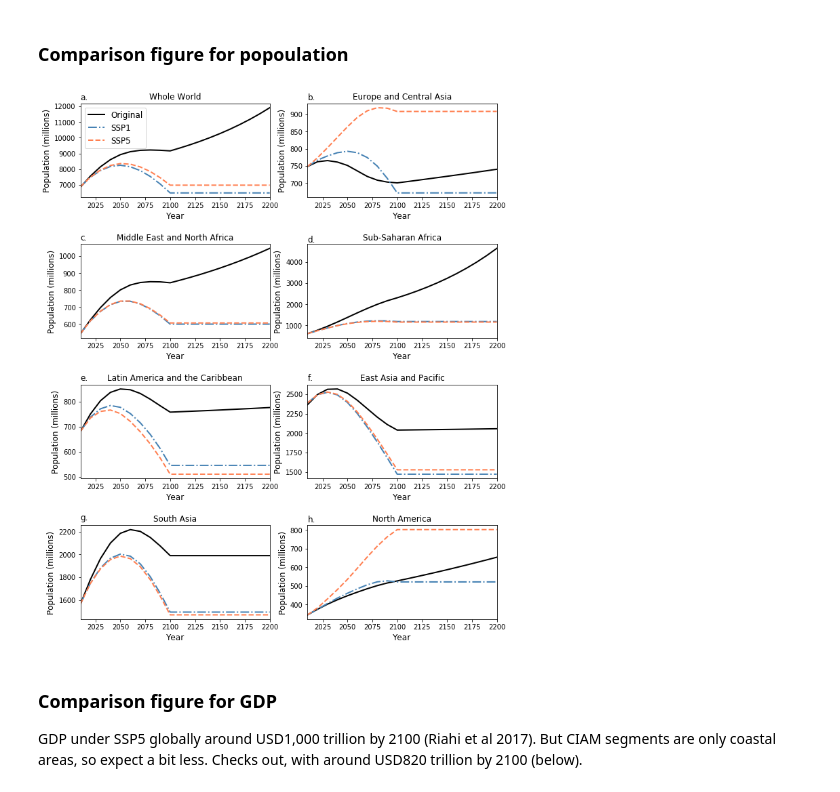
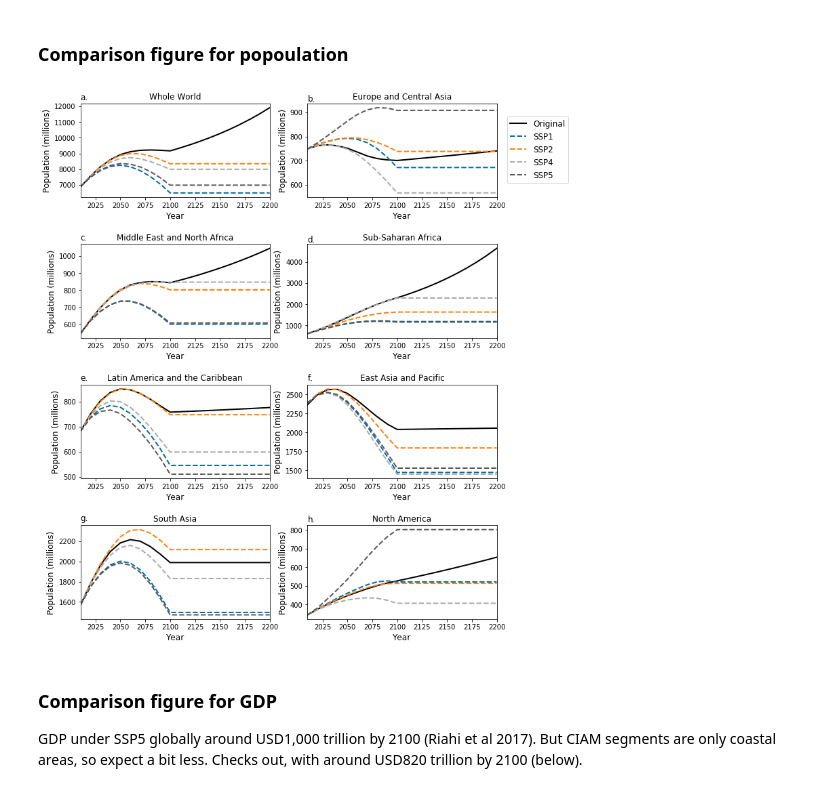
Before and after one commit to raddleverse/CIAM_uncertainty_propagation, a Jupyter notebook: work_baseline_comparisons/plotsAndAnalysis_comparingUpdatesPopulationGDP.ipynb, the cells around one changed output. Cells and saved outputs as stored; diff of their text form; code cells hidden in the pictures.

```diff
--- a/work_baseline_comparisons/plotsAndAnalysis_comparingUpdatesPopulationGDP.ipynb
+++ b/work_baseline_comparisons/plotsAndAnalysis_comparingUpdatesPopulationGDP.ipynb
@@ -7,6 +7,8 @@ import scipy.stats as stats
 import re, os
 import matplotlib.pyplot as plt
 %matplotlib inline
+# %%
+plt.style.use('tableau-colorblind10')
 # %% [markdown]
 ### Initial paths set-up
 
@@ -31,7 +33,7 @@ Initialize storage of population, GDP per capita, and total GDP for each CIAM re
 # %%
 ypcc, pop, gdp, dfG, dfP = {}, {}, {}, {}, {}
 # %%
-for version in ["SSP1","SSP3","SSP5"]:
+for version in ["SSP1","SSP2","SSP3","SSP4","SSP5"]:
     # GDP per capita
     ypcc[version] = pd.read_csv(projdir+"/../ciam-code/data/ssp/ypcc_IIASAGDP_"+version+"_v9_130219.csv")
     # population
@@ -91,45 +93,52 @@ panels = ["a.","b.","c.","d.","e.","f.","g.","h."]
 rgn = "World"
 pan = 0
 ax[0][0].plot(years, dfP["orig"].sum(axis=1), linewidth=2, color="black", label="Original")
-ax[0][0].plot(years, dfP["SSP1"].sum(axis=1), linewidth=2, color="steelblue", linestyle="-.", label="SSP1")
-ax[0][0].plot(years, dfP["SSP5"].sum(axis=1), linewidth=2, color="coral", linestyle="--", label="SSP5")
+ax[0][0].plot(years, dfP["SSP1"].sum(axis=1), linewidth=2, color="C0", linestyle="--", label="SSP1")
+ax[0][0].plot(years, dfP["SSP2"].sum(axis=1), linewidth=2, color="C1", linestyle="--", label="SSP2")
+ax[0][0].plot(years, dfP["SSP4"].sum(axis=1), linewidth=2, color="C2", linestyle="--", label="SSP4")
+ax[0][0].plot(years, dfP["SSP5"].sum(axis=1), linewidth=2, color="C3", linestyle="--", label="SSP5")
 ax[0][0].set_xlabel("Year", fontsize=12)
 ax[0][0].set_ylabel("Population (millions)", fontsize=12)
-ax[0][0].legend(fontsize=12, frameon=True)
+#ax[0][0].legend(fontsize=12, frameon=True, ncol=5, loc="upper right", bbox_to_anchor=(1.6, 1.4))
 ax[0][0].set_title("Whole World")
 ax[0][0].set_xlim([2010,2200])
 ylims = ax[0][0].get_ylim(); top = ylims[1]*1.02; ax[0][0].text(2010,top, panels[pan], fontsize=12);
 
 # regions
 rgn = regions_wb[0]
 pan += 1
-ax[0][1].plot(years, dfP["orig"][rgn], linewidth=2, color="black")
-ax[0][1].plot(years, dfP["SSP1"][rgn], linewidth=2, color="steelblue", linestyle="-.")
-ax[0][1].plot(years, dfP["SSP5"][rgn], linewidth=2, color="coral", linestyle="--")
+ax[0][1].plot(years, dfP["orig"][rgn], linewidth=2, color="black", label="Original")
+ax[0][1].plot(years, dfP["SSP1"][rgn], linewidth=2, color="C0", linestyle="--", label="SSP1")
+ax[0][1].plot(years, dfP["SSP2"][rgn], linewidth=2, color="C1", linestyle="--", label="SSP2")
+ax[0][1].plot(years, dfP["SSP4"][rgn], linewidth=2, color="C2", linestyle="--", label="SSP4")
+ax[0][1].plot(years, dfP["SSP5"][rgn], linewidth=2, color="C3", linestyle="--", label="SSP5")
 ax[0][1].set_xlabel("Year", fontsize=12)
 ax[0][1].set_ylabel("Population (millions)", fontsize=12)
 ax[0][1].set_title(rgn)
 ax[0][1].set_xlim([2010,2200])
 ylims = ax[0][1].get_ylim(); top = ylims[1]*1.01; ax[0][1].text(2010,top, panels[pan], fontsize=12);
+ax[0][1].legend(fontsize=12, frameon=True, loc="lower right", bbox_to_anchor=(1.4, 0.11))
 
 ir = 1
 for row in range(1,4):
     for col in range(2):
         rgn = regions_wb[ir]
         ir += 1
         pan += 1
         ax[row][col].plot(years, dfP["orig"][rgn], linewidth=2, color="black")
-        ax[row][col].plot(years, dfP["SSP1"][rgn], linewidth=2, color="steelblue", linestyle="-.")
-        ax[row][col].plot(years, dfP["SSP5"][rgn], linewidth=2, color="coral", linestyle="--")
+        ax[row][col].plot(years, dfP["SSP1"][rgn], linewidth=2, color="C0", linestyle="--")
+        ax[row][col].plot(years, dfP["SSP2"][rgn], linewidth=2, color="C1", linestyle="--")
+        ax[row][col].plot(years, dfP["SSP4"][rgn], linewidth=2, color="C2", linestyle="--")
+        ax[row][col].plot(years, dfP["SSP5"][rgn], linewidth=2, color="C3", linestyle="--")
         ax[row][col].set_xlabel("Year", fontsize=12)
         ax[row][col].set_ylabel("Population (millions)", fontsize=12)
         ax[row][col].set_title(rgn)
         ax[row][col].set_xlim([2010,2200])
         ylims = ax[row][col].get_ylim(); top = ylims[1]*1.02; ax[row][col].text(2010,top, panels[pan], fontsize=12);
 
 fig.savefig(plotdir+"/population_update_comparison.pdf", bbox_inches='tight')
 # %% [output]
-[figure, old version]
+[figure, new version]
 # %% [markdown]
 ### Comparison figure for GDP
 
```
Also changed, not shown: parts of 1 cell of this notebook, 1 other file.
